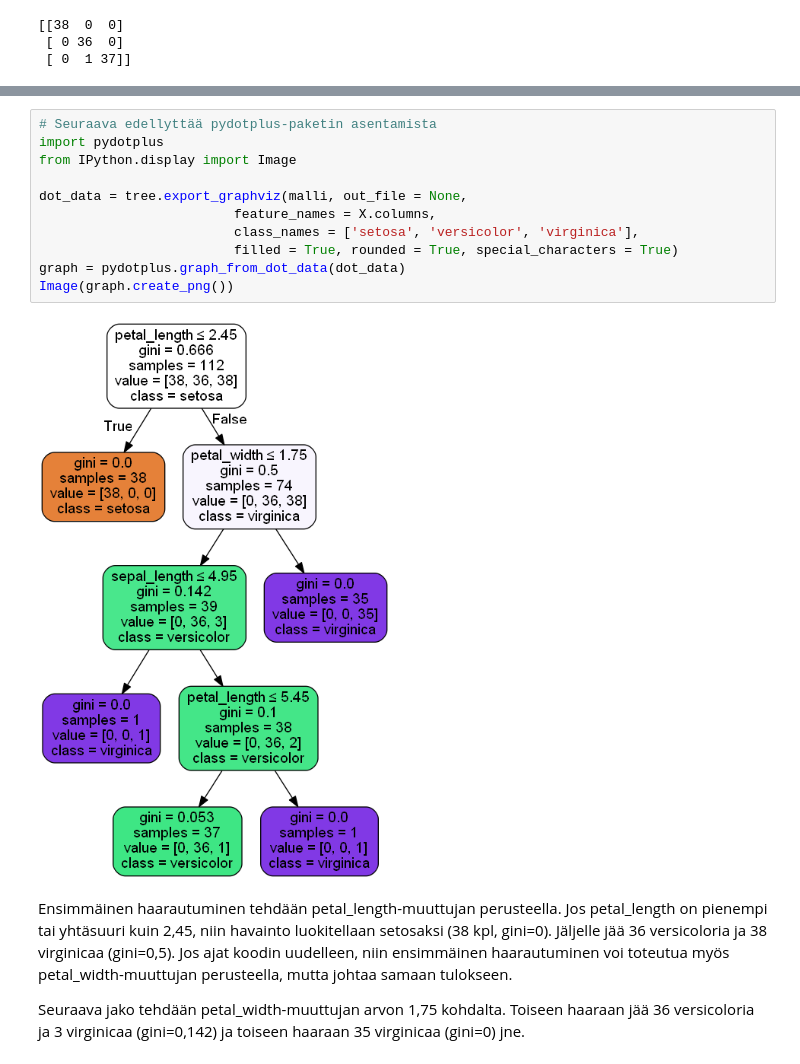
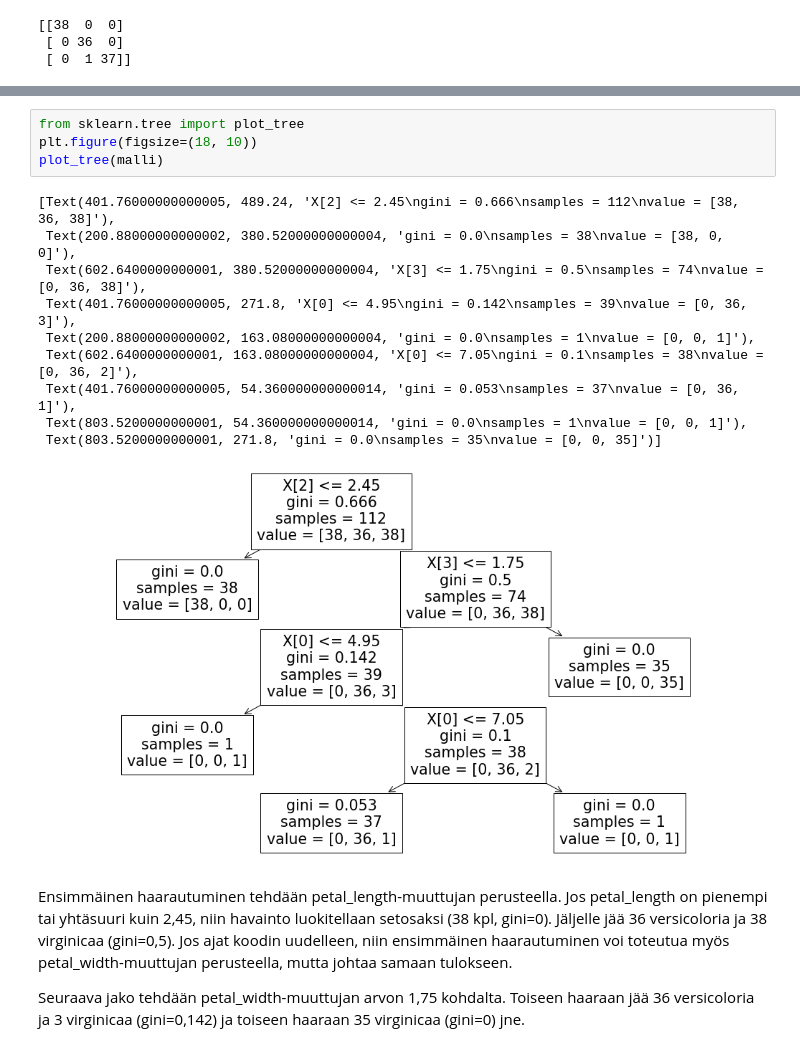
Before and after one commit to taanila/tilastoapu, a Jupyter notebook: iris_dectree.ipynb, the cells around one changed output, grey strips where cells are left out. Drawn from its saved outputs; the diff is of its cells as text.

Commit message:
Päätöspuu (decision tree) - ohjattu luokittelualgoritmi

```diff
--- a/iris_dectree.ipynb
+++ b/iris_dectree.ipynb
@@ -97,16 +91,18 @@ https://github.com/ContinuumIO/anaconda-issues/issues/1666
-# %%
-# Seuraava edellyttää pydotplus-paketin asentamista
-import pydotplus
-from IPython.display import Image
-
-dot_data = tree.export_graphviz(malli, out_file = None,
-                         feature_names = X.columns,
-                         class_names = ['setosa', 'versicolor', 'virginica'],
-                         filled = True, rounded = True, special_characters = True)
-graph = pydotplus.graph_from_dot_data(dot_data)
-Image(graph.create_png())
-# %% [output]
-[figure, removed]
+# %%
+from sklearn.tree import plot_tree
+plt.figure(figsize=(18, 10))
+plot_tree(malli)
+# %% [output]
+[Text(401.76000000000005, 489.24, 'X[2] <= 2.45\ngini = 0.666\nsamples = 112\nvalue = [38, 36, 38]'),
+ Text(200.88000000000002, 380.52000000000004, 'gini = 0.0\nsamples = 38\nvalue = [38, 0, 0]'),
+ Text(602.6400000000001, 380.52000000000004, 'X[3] <= 1.75\ngini = 0.5\nsamples = 74\nvalue = [0, 36, 38]'),
+ Text(401.76000000000005, 271.8, 'X[0] <= 4.95\ngini = 0.142\nsamples = 39\nvalue = [0, 36, 3]'),
+ Text(200.88000000000002, 163.08000000000004, 'gini = 0.0\nsamples = 1\nvalue = [0, 0, 1]'),
+ Text(602.6400000000001, 163.08000000000004, 'X[0] <= 7.05\ngini = 0.1\nsamples = 38\nvalue = [0, 36, 2]'),
+ Text(401.76000000000005, 54.360000000000014, 'gini = 0.053\nsamples = 37\nvalue = [0, 36, 1]'),
+ Text(803.5200000000001, 54.360000000000014, 'gini = 0.0\nsamples = 1\nvalue = [0, 0, 1]'),
+ Text(803.5200000000001, 271.8, 'gini = 0.0\nsamples = 35\nvalue = [0, 0, 35]')]
+[figure, added]
 # %% [markdown]
 Ensimmäinen haarautuminen tehdään petal_length-muuttujan perusteella. Jos petal_length on pienempi tai yhtäsuuri kuin 2,45, niin havainto luokitellaan setosaksi (38 kpl, gini=0). Jäljelle jää 36 versicoloria ja 38 virginicaa (gini=0,5). Jos ajat koodin uudelleen, niin ensimmäinen haarautuminen voi toteutua myös petal_width-muuttujan perusteella, mutta johtaa samaan tulokseen.
 
```
Also changed, not shown: parts of 6 cells of this notebook.
